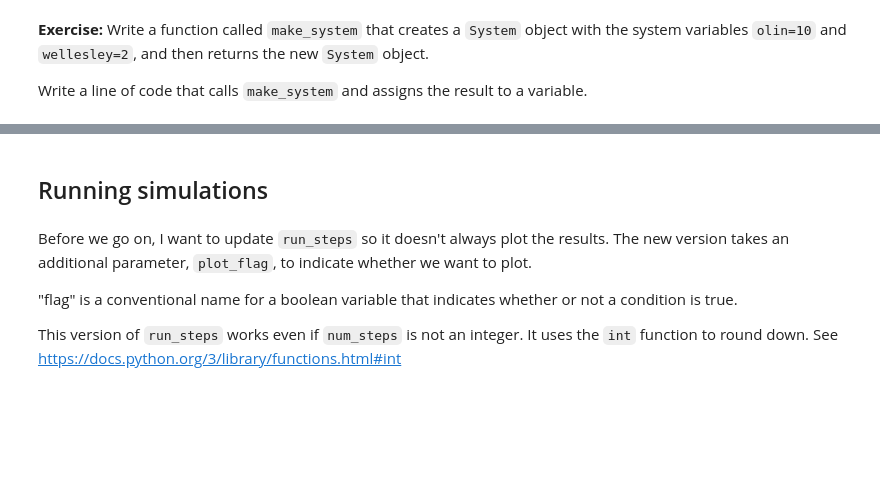
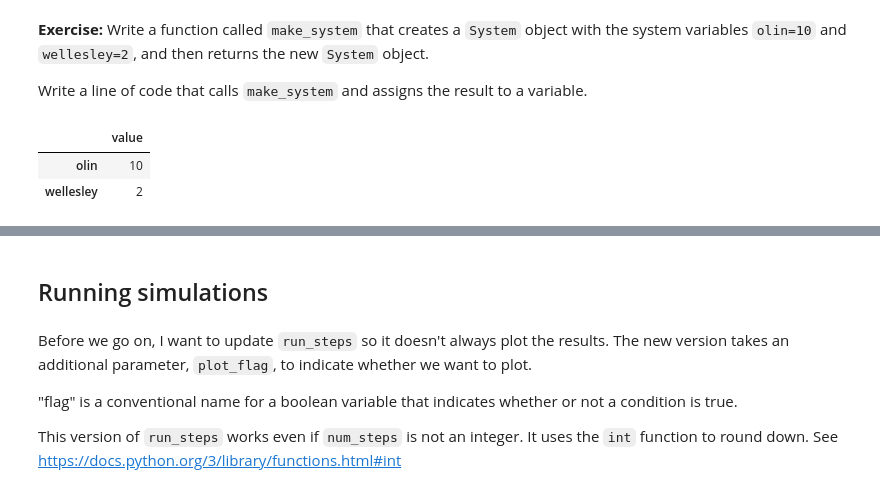
Before and after one commit to JonahSpicher/ModSimPy, a Jupyter notebook: code/chap02.ipynb, the cells around one changed output, grey strips where cells are left out. Saved outputs shown, nothing was run; the diff lists cells and outputs as text; code cells hidden in the pictures; blank space fills up the shorter version.

```diff
--- a/code/chap02.ipynb
+++ b/code/chap02.ipynb
@@ -360,0 +474,10 @@ Write a line of code that calls `make_system` and assigns the result to a variab
+# %%
+def make_system():
+    bikeshare4 = System(olin=10, wellesley=2)
+    return bikeshare4
+# %%
+make_system()
+# %% [output]
+|  | value |
+| olin | 10 |
+| wellesley | 2 |
```
Also changed, not shown: parts of 71 cells of this notebook, 2 other files.
